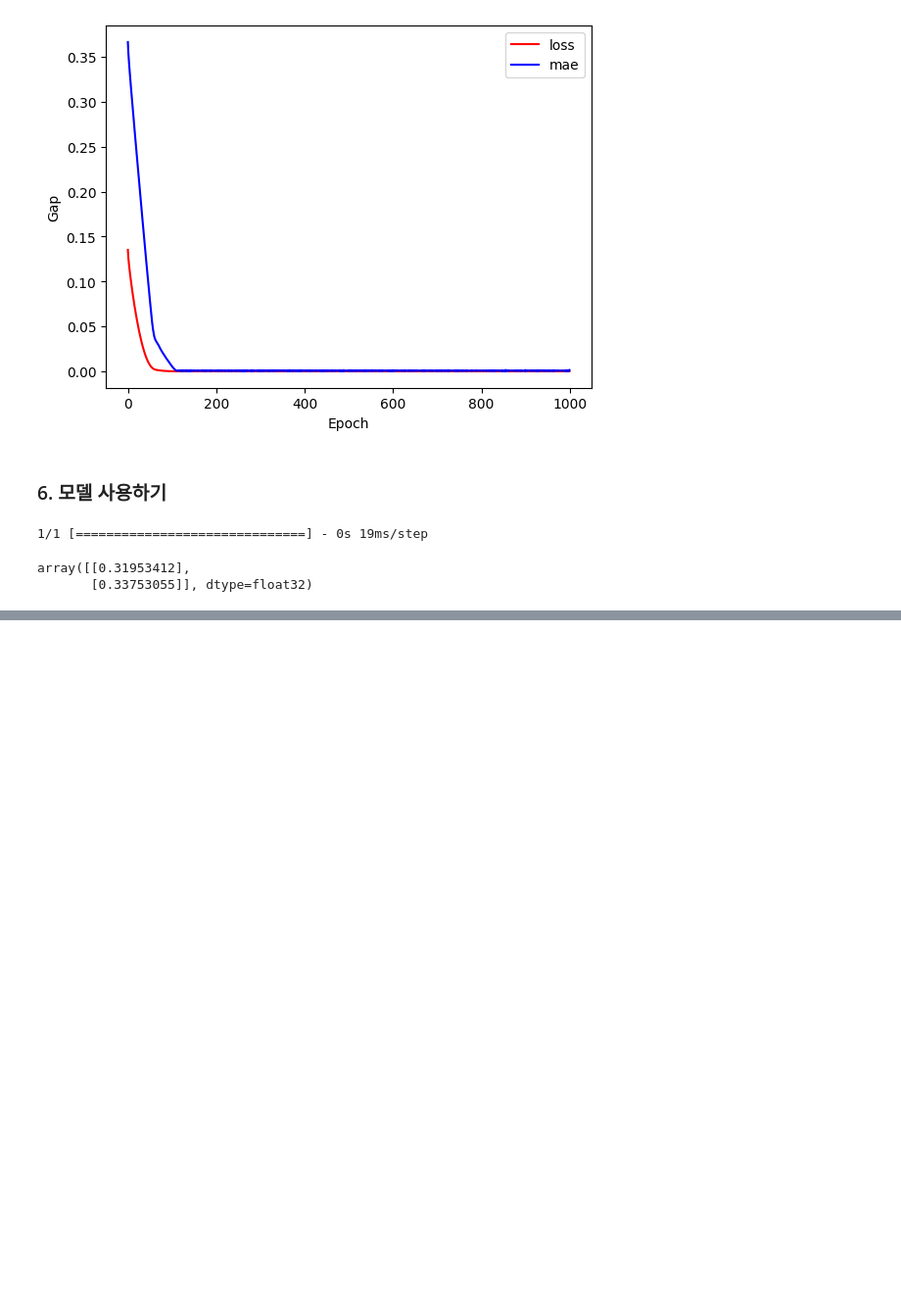
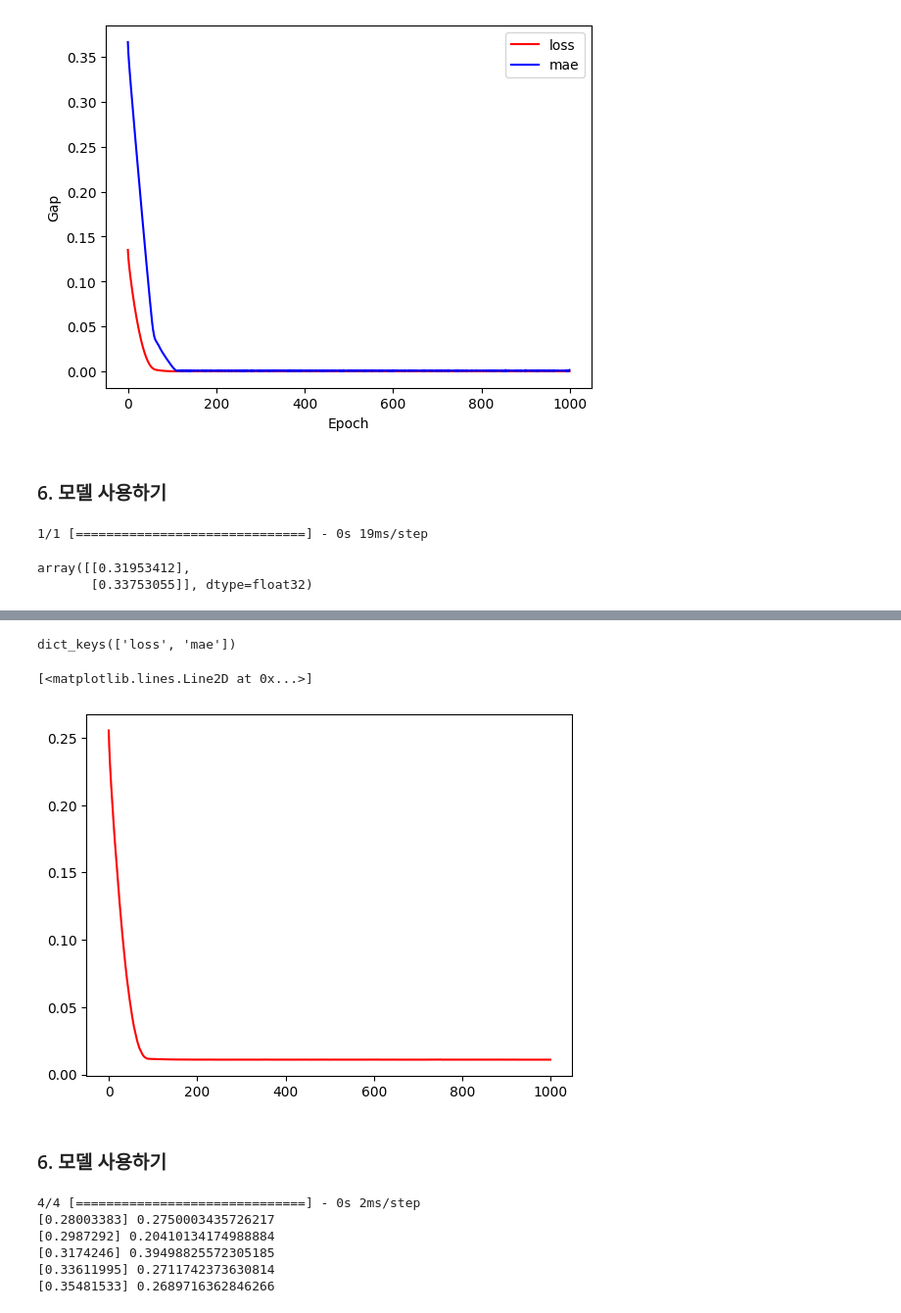
Before and after one commit to chjogit/ai, a Jupyter notebook: source/05_DeepLeaning/01_머신러닝_입문.ipynb, the cells around one changed output, grey strips where cells are left out. Shown at 98% size. Drawn from its saved outputs; the diff is of its cells as text; code cells hidden in the pictures; blank space fills up the shorter version.

```diff
--- a/source/05_DeepLeaning/01_머신러닝_입문.ipynb
+++ b/source/05_DeepLeaning/01_머신러닝_입문.ipynb
@@ -203,0 +263,5 @@ model.save('model/after_learning.h5') # w_hat = 1.7996441, b_hat = 0.31953412
+# %%
+from tensorflow.keras.models import Sequential
+from tensorflow.keras.layers import Dense, Input
+model2 = Sequential()
+model2.add(Dense(units=1, input_shape=(1,)))
@@ -203,0 +270,4 @@ model.save('model/after_learning.h5') # w_hat = 1.7996441, b_hat = 0.31953412
+# %%
+model2.compile(loss='mse', # 손실 함수
+               optimizer='rmsprop', # 옵티마이저 : 추론 알고리즘
+               metrics=['mae']) # 평가 지표
@@ -203,0 +276,2 @@ model.save('model/after_learning.h5') # w_hat = 1.7996441, b_hat = 0.31953412
+# %%
+hist2 = model2.fit(scaled_data_C, noised_scaled_data_F, epochs = 1000, verbose=1)
@@ -203,0 +296,22 @@ model.save('model/after_learning.h5') # w_hat = 1.7996441, b_hat = 0.31953412
+# %%
+hist2.history.keys()
+# %% [output]
+dict_keys(['loss', 'mae'])
+# %%
+plt.plot(hist2.history['loss'], 'r', label='LOSS')
+# %% [output]
+[<matplotlib.lines.Line2D at 0x...>]
+[figure, added]
+# %% [markdown]
+### 6. 모델 사용하기
+# %%
+y_hat = model2.predict([scaled_data_C])
+for h, y in zip(y_hat[:5], noised_scaled_data_F[:5]):
+    print(h, y)
+# %% [output]
+4/4 [==============================] - 0s 2ms/step
+[0.28003383] 0.2750003435726217
+[0.2987292] 0.20410134174988884
+[0.3174246] 0.39498825572305185
+[0.33611995] 0.2711742373630814
+[0.35481533] 0.2689716362846266
```
Also changed, not shown: parts of 16 cells of this notebook, 7 other files.
